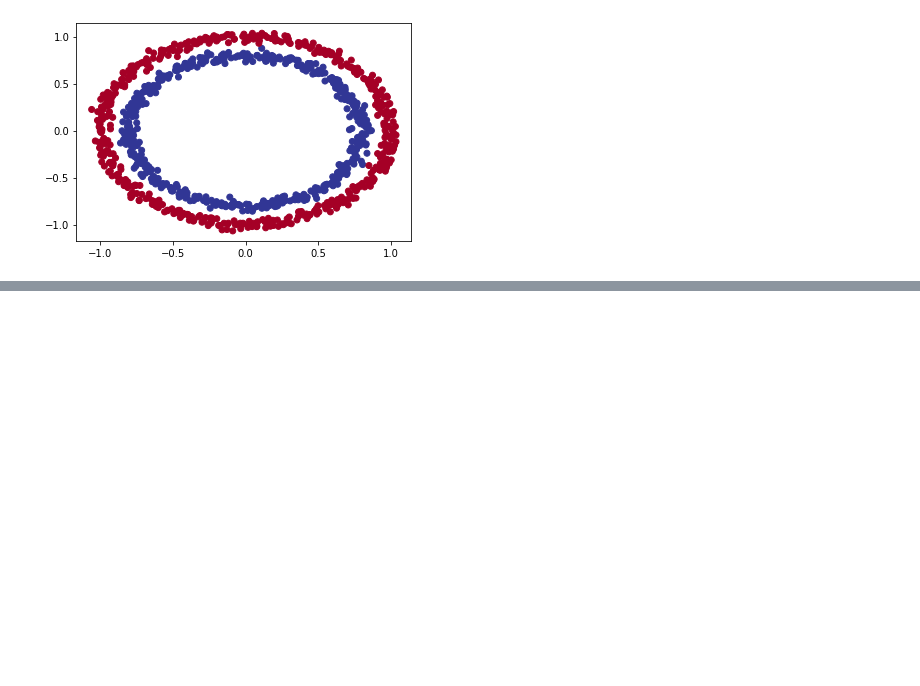
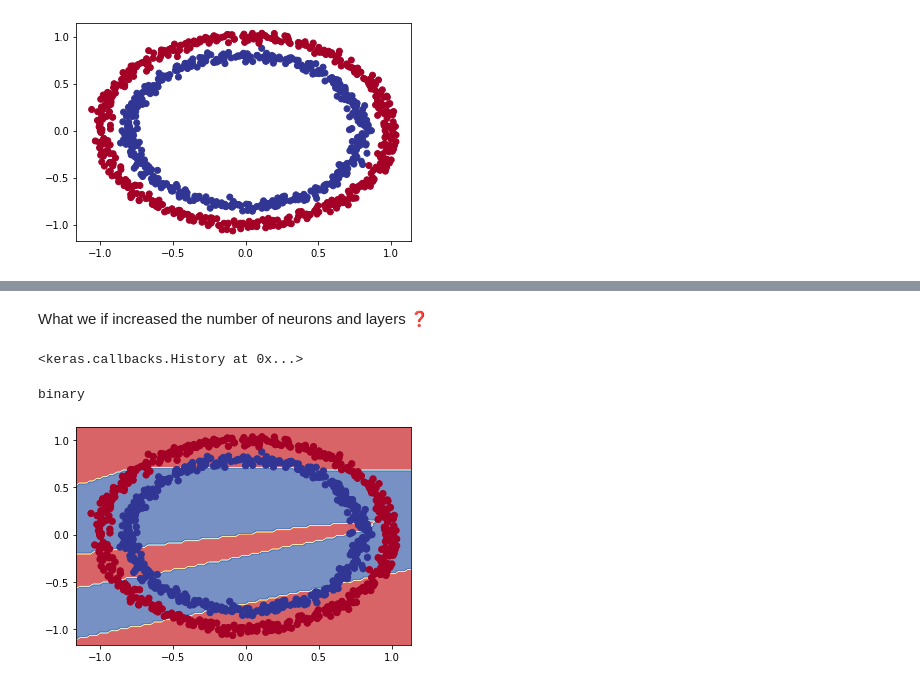
Before and after one commit to Henil21/Ml_collab, a Jupyter notebook: Neural_network_classification_tensorflow.ipynb, the cells around one changed output, grey strips where cells are left out. Saved outputs shown, nothing was run; the diff lists cells and outputs as text; code cells hidden in the pictures; blank space fills up the shorter version.

```diff
--- a/Neural_network_classification_tensorflow.ipynb
+++ b/Neural_network_classification_tensorflow.ipynb
@@ -348,0 +337,22 @@ binary
+# %% [markdown]
+What we if increased the number of neurons and layers ❓
+# %%
+tf.random.set_seed(42)
+
+model_6=tf.keras.Sequential([
+ tf.keras.layers.Dense(4,activation='relu'),
+ tf.keras.layers.Dense(4,activation='relu'),
+ tf.keras.layers.Dense(1)
+])
+
+model_6.compile(loss=tf.keras.losses.binary_focal_crossentropy,
+                optimizer=tf.keras.optimizers.Adam(),
+                metrics=["accuracy"])
+model_6.fit(x,y,epochs=100,verbose=0)
+# %% [output]
+<keras.callbacks.History at 0x...>
+# %%
+plot_decision_boundary(model_6,x,y)
+# %% [output]
+binary
+[figure, added]
```
Also changed, not shown: parts of 12 cells of this notebook.
